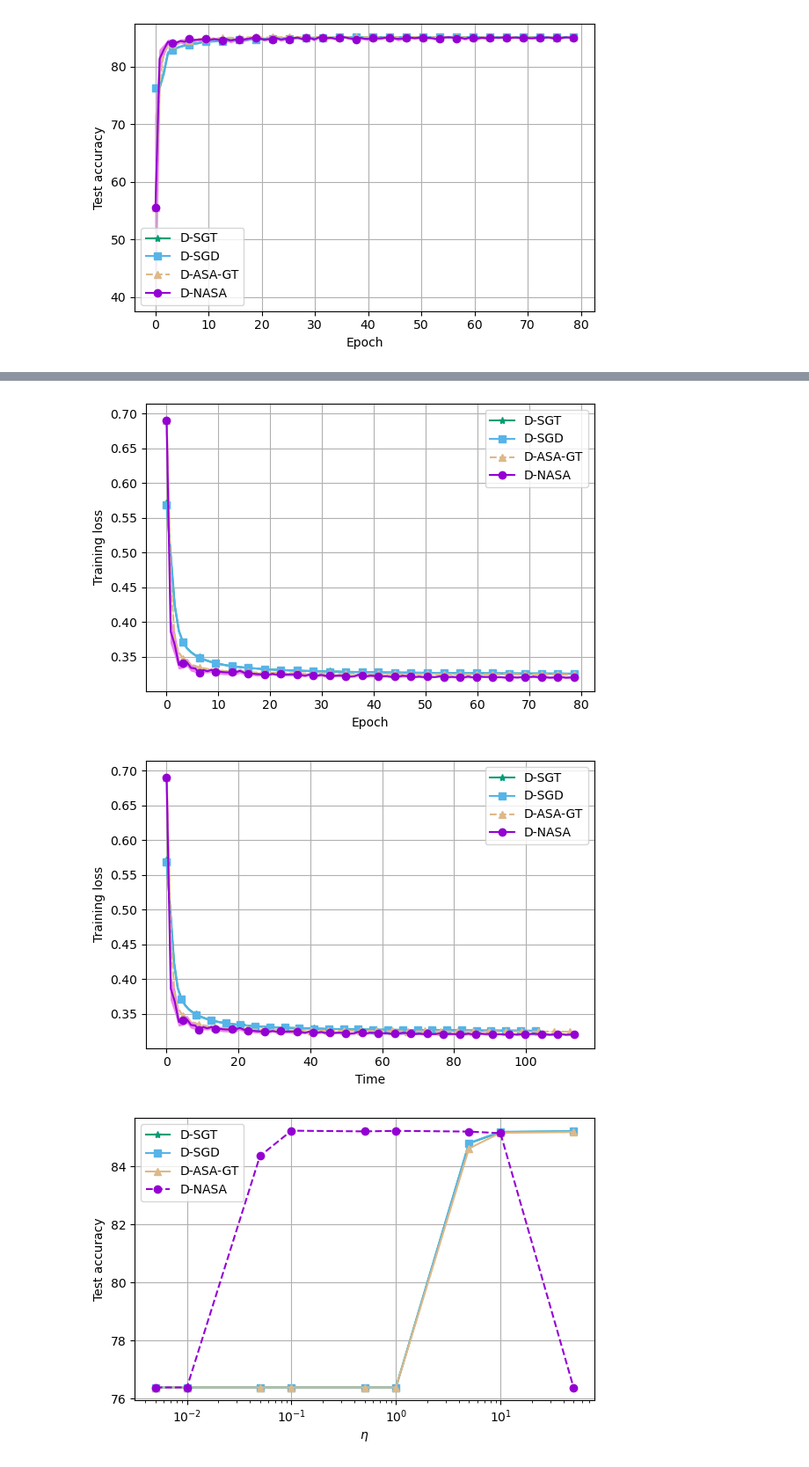
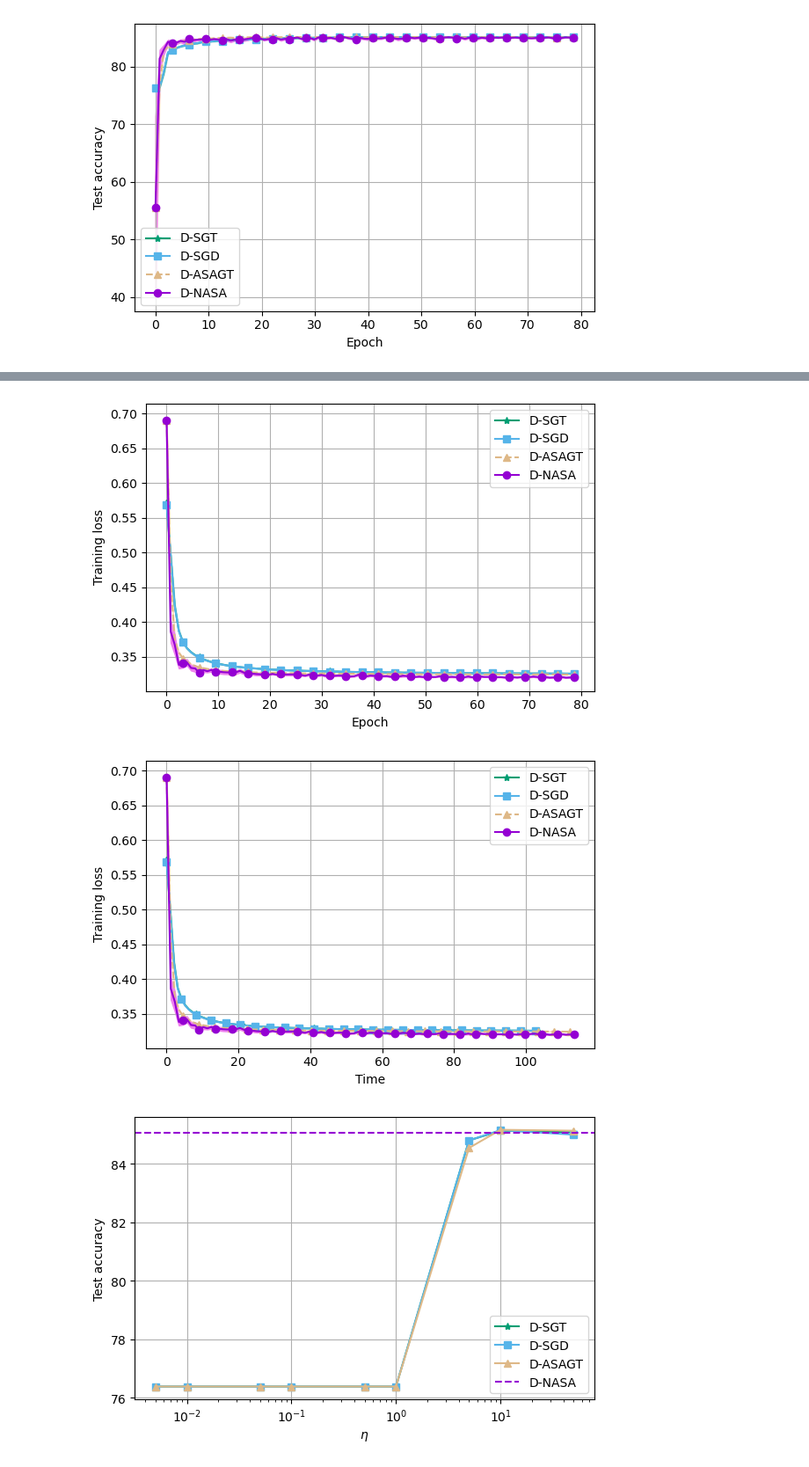
Before and after one commit to JasonJiaxiangLi/decen_mpi4py, a Jupyter notebook: plot_a9a.ipynb, the cells around one changed output, grey strips where cells are left out. Shown at 88% size. Drawn from its saved outputs; the diff is of its cells as text; code cells hidden in the pictures.

Commit message:
update results

```diff
--- a/plot_a9a.ipynb
+++ b/plot_a9a.ipynb
@@ -13,7 +13,7 @@ eval_idx = [i for i in range(0, K, report)]
 samples_in_total = {'a9a': 32561, 'miniboone': 100000, 'mnist': 60000}
 samples_per_node = samples_in_total[data] // num_of_nodes
 epoch_per_iter = batch_size / samples_per_node
-name_mapping = {'dsgt': 'D-SGT', 'dsgd': 'D-SGD', 'proxdasagt': 'D-ASA-GT',  'proxndasagt': 'D-NASA'}
+name_mapping = {'dsgt': 'D-SGT', 'dsgd': 'D-SGD', 'proxdasagt': 'D-ASAGT',  'proxndasagt': 'D-NASA'}
 # algorithms = ['sppdm', 'proxgtsr', 'deepstormv2', 'proxdasa', 'proxdasagt']
 algorithms = ['dsgt', 'dsgd', 'proxdasagt', 'proxndasagt']
 best_lr_list = {'dsgt': '10.0', 'dsgd': '10.0', 'proxdasagt': '20.0',  'proxndasagt': '1.0'}
@@ -325,7 +325,7 @@ plt.grid()
 plt.savefig('plots/a9a_train_loss_epo_full.pdf')
 plt.show()
 # %% [output]
-[figure, old version]
+[figure, new version]
 # %%
 # train loss vs. time
 
@@ -347,7 +347,7 @@ plt.grid()
 plt.savefig('plots/a9a_train_loss_time.pdf')
 plt.show()
 # %% [output]
-[figure, old version]
+[figure, new version]
 # %%
 trial_num = 1
 data = 'a9a'
@@ -356,29 +356,32 @@ stepsize_list = ["0.005", "0.01", "0.05", "0.1", "0.5", "1.0", "5.0", "10.0", "5
 res_list = {algo: [] for algo, _ in name_mapping.items()}
 for algo, name in name_mapping.items():
     for stepsize in stepsize_list:
+        if algo == "proxndasagt" and stepsize != "1.0":
+            continue
         result = np.load(results_prefix + '{}_t_{}_random_{}_{}_lr_{}.npy'.format(algo, 1, batch_size, K, stepsize), allow_pickle=True)
         if algo in ['dsgt', 'dsgd']:
             for idd, res in enumerate(result):
                 if len(res) == len(eval_idx) + 1:
                     result[idd] = res[1:]
 
-        res_list[algo].append(max(result[1]))
+        res_list[algo].append(result[1][-1])
 # %%
 fig, ax = plt.subplots(figsize=(6, 4), tight_layout=True)
 plt.xlabel('$\eta$')
 plt.xscale("log")
 ax.set_ylabel('Test accuracy')
 for k, algo in enumerate(algorithms):
-    if algo == 'proxndasagt':
-        plt.plot([float(s) for s in stepsize_list], res_list[algo], '--', marker=marker_list[k], label=name_mapping[algo], color = color_list[k])
+    if algo != 'proxndasagt':
+        plt.plot([float(s) for s in stepsize_list], res_list[algo], marker=marker_list[k], label=name_mapping[algo], color = color_list[k])
     else:
-        plt.plot([float(s) for s in stepsize_list], res_list[algo], marker=marker_list[k], label=name_mapping[algo], color = color_list[k])
+        plt.axhline(y = res_list[algo][0], label=name_mapping[algo], color = color_list[k], linestyle = '--')
+
 plt.legend()
 plt.grid()
 plt.savefig('plots/a9a_acc_different_stepsize.pdf')
 plt.show()
 # %% [output]
-[figure, old version]
+[figure, new version]
 # %%
 # trial_num = 1
 # data = 'miniboone'
```
Also changed, not shown: parts of 5 cells of this notebook, 30 other files.
